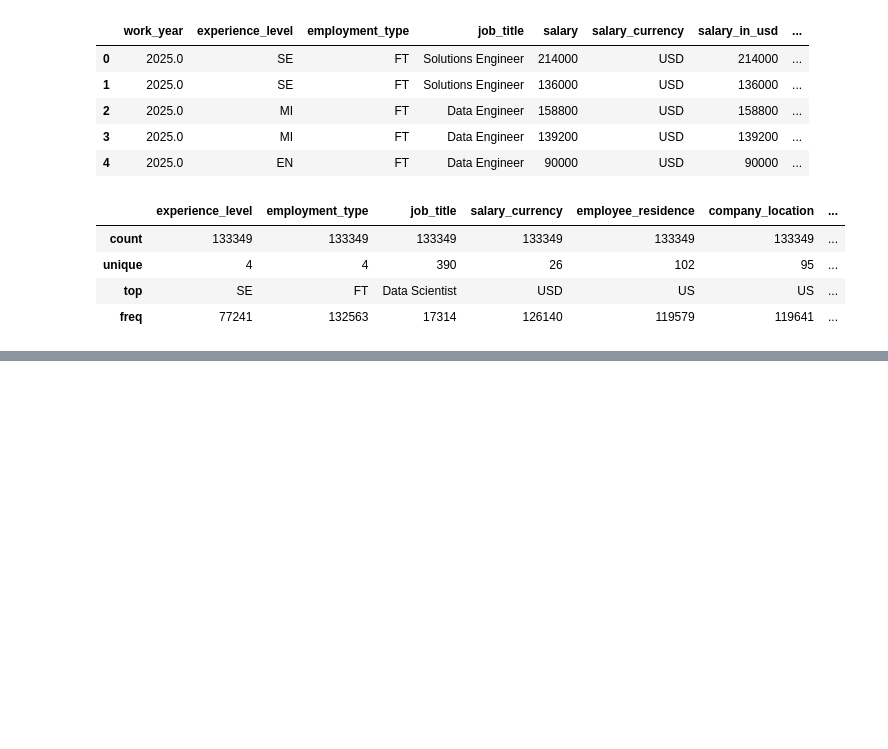
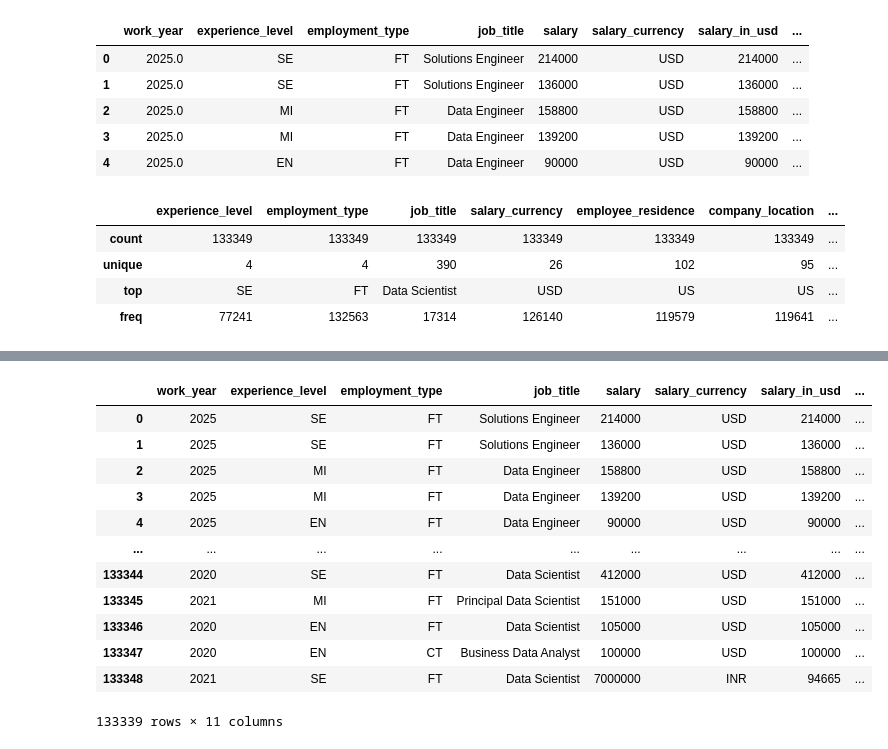
Before and after one commit to NavesEdu/imersao-dados-alura, a Jupyter notebook: imersão_dados.ipynb, the cells around one changed output, grey strips where cells are left out. Saved outputs shown, nothing was run; the diff lists cells and outputs as text; code cells hidden in the pictures; blank space fills up the shorter version.

```diff
--- a/imersão_dados.ipynb
+++ b/imersão_dados.ipynb
@@ -169,0 +274,2 @@ df.describe(include='object')
+# %%
+df_clean = df.dropna()
@@ -169,0 +321,17 @@ df.describe(include='object')
+# %%
+df_clean = df_clean.assign(work_year = df_clean['work_year'].astype('int64'))
+df_clean
+# %% [output]
+|  | work_year | experience_level | employment_type | job_title | salary | salary_currency | salary_in_usd | ... |
+| 0 | 2025 | SE | FT | Solutions Engineer | 214000 | USD | 214000 | ... |
+| 1 | 2025 | SE | FT | Solutions Engineer | 136000 | USD | 136000 | ... |
+| 2 | 2025 | MI | FT | Data Engineer | 158800 | USD | 158800 | ... |
+| 3 | 2025 | MI | FT | Data Engineer | 139200 | USD | 139200 | ... |
+| 4 | 2025 | EN | FT | Data Engineer | 90000 | USD | 90000 | ... |
+| ... | ... | ... | ... | ... | ... | ... | ... | ... |
+| 133344 | 2020 | SE | FT | Data Scientist | 412000 | USD | 412000 | ... |
+| 133345 | 2021 | MI | FT | Principal Data Scientist | 151000 | USD | 151000 | ... |
+| 133346 | 2020 | EN | FT | Data Scientist | 105000 | USD | 105000 | ... |
+| 133347 | 2020 | EN | CT | Business Data Analyst | 100000 | USD | 100000 | ... |
+| 133348 | 2021 | SE | FT | Data Scientist | 7000000 | INR | 94665 | ... |
+133339 rows × 11 columns
```
Also changed, not shown: parts of 12 cells of this notebook.
